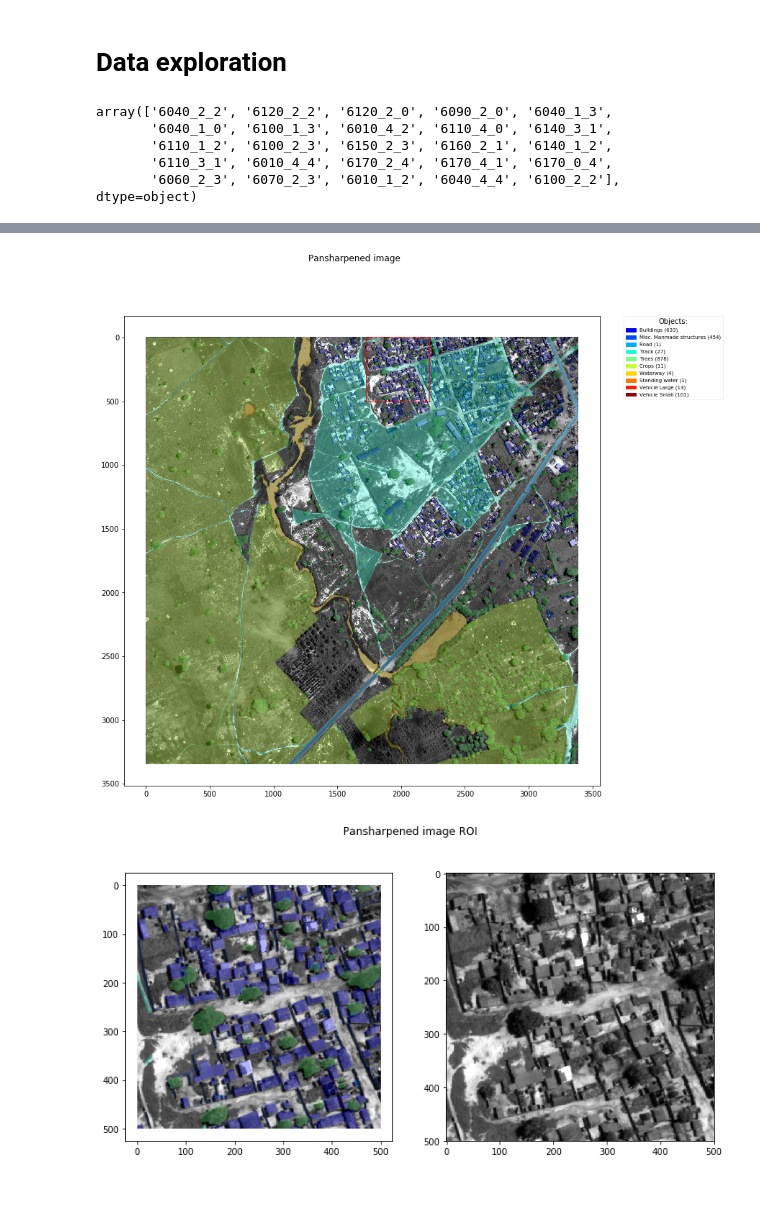
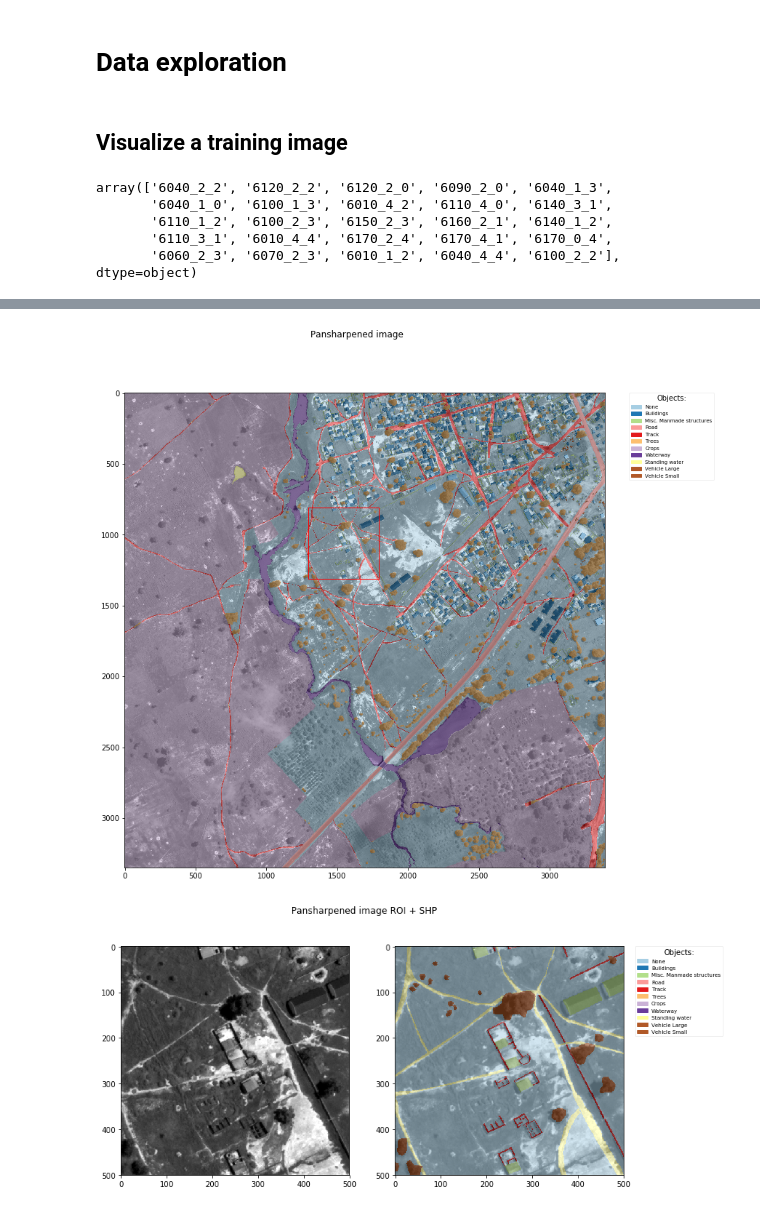
Before and after one commit to vfdev-5/DSTL_FD, a Jupyter notebook: notebooks/data_exploration.ipynb, the cells around one changed output, grey strips where cells are left out. Cells and saved outputs as stored; diff of their text form; code cells hidden in the pictures.

Commit message:
* Fix bugs
* Methods create label images/files

* [WIP] Data preparation for DIGITS

```diff
--- a/notebooks/data_exploration.ipynb
+++ b/notebooks/data_exploration.ipynb
@@ -19,5 +19,7 @@ from visu_utils import display_img_1b, display_img_3b, display_img_8b, display_p
 # %%
 #!ls {DATA_16_BANDS} | head
+# %% [markdown]
+## Visualize a training image
 # %%
 TRAIN_IMAGE_IDS
 # %% [output]
@@ -27,50 +29,53 @@ array(['6040_2_2', '6120_2_2', '6120_2_0', '6090_2_0', '6040_1_3',
        '6110_3_1', '6010_4_4', '6170_2_4', '6170_4_1', '6170_0_4',
        '6060_2_3', '6070_2_3', '6010_1_2', '6040_4_4', '6100_2_2'], dtype=object)
 # %%
-from ipywidgets import interact, IntSlider
+from ipywidgets import interact, IntSlider, FloatSlider
 
 image_id = "6100_2_2"
 
 generate_pansharpened(image_id, 'ms')
 generate_pansharpened(image_id, 'swir')
 
+label_img = generate_label_image(image_id)
 img_pan = get_image_data(image_id, 'pan')
-rpolygons_pan = get_resized_polygons(image_id, 'pan')
+#rpolygons_pan = get_resized_polygons(image_id, 'pan')
 
 try:
     img_3b = get_image_data(image_id, '3b')
-    rpolygons_3b = get_resized_polygons(image_id, '3b')
+    #rpolygons_3b = get_resized_polygons(image_id, '3b')
 except:
     img_3b = None
 
 img_ms = get_image_data(image_id, 'ms_pan')
-rpolygons_ms = get_resized_polygons(image_id, 'ms_pan')
+#rpolygons_ms = get_resized_polygons(image_id, 'ms_pan')
 img_swir = get_image_data(image_id, 'swir_pan')
-rpolygons_swir = get_resized_polygons(image_id, 'swir_pan')
-
+#rpolygons_swir = get_resized_polygons(image_id, 'swir_pan')
 
 
 fig_size = (12, 6)
 plus_shapes = False
-def interactive_visu(roi_x, roi_w, roi_y, roi_h):
+def interactive_visu(roi_x, roi_w, roi_y, roi_h, alpha):
 
     roi = [roi_x, roi_y, roi_x+roi_w, roi_y+roi_h]
 
     plt.figure(figsize=(12, 12))
     ax = plt.gca()
     display_img_1b(img_pan)
-    display_polygons(rpolygons_pan)
+    #display_polygons(rpolygons_pan)
+    display_labels(label_img, alpha=alpha)
     ax.add_patch(Rectangle((roi_x, roi_y), roi_w, roi_h, alpha=1, facecolor='none', edgecolor='red'))
     plt.suptitle("Pansharpened image")
 
     plt.figure(figsize=fig_size)
     plt.subplot(121)
     display_img_1b(img_pan, roi)
-    display_polygons(rpolygons_pan, roi, show_legend=False)
-    plt.suptitle("Pansharpened image ROI + SHP")
+    plt.suptitle("Pansharpened image ROI")
     plt.subplot(122)
     display_img_1b(img_pan, roi)
-    plt.suptitle("Pansharpened image ROI")
+    #display_polygons(rpolygons_pan, roi, show_legend=False)
+    display_labels(label_img, alpha, roi)
+    plt.suptitle("Pansharpened image ROI + SHP")
+
 
 
     if img_3b is not None:
@@ -78,25 +83,30 @@ def interactive_visu(roi_x, roi_w, roi_y, roi_h):
         ax_array = display_img_3b(img_3b, roi)
         plt.suptitle("3 bands image ROI")
         if plus_shapes:
-            display_polygons(rpolygons_3b, roi, ax_array)
+            display_labels(label_img, alpha, roi, ax_array)
+            #display_polygons(rpolygons_3b, roi, ax_array)
 
 
     plt.figure(figsize=fig_size)
     ax_array = display_img_8b(img_ms, roi)
     plt.suptitle("8 bands image ROI")
     if plus_shapes:
-        display_polygons(rpolygons_ms, roi, ax_array)
+        display_labels(label_img, alpha, roi, ax_array)
+        #display_polygons(rpolygons_ms, roi, ax_array)
+
 
     plt.figure(figsize=fig_size)
     ax_array = display_img_8b(img_swir, roi)
     plt.suptitle("8 bands SWIR image ROI")
     if plus_shapes:
-        display_polygons(rpolygons_swir, roi, ax_array)
+        display_labels(label_img, alpha, roi, ax_array)
+        #display_polygons(rpolygons_swir, roi, ax_array)
 
 
 _ = interact(interactive_visu,
          roi_x=IntSlider(value=1295, min=0, max=3500, continuous_update=False),
          roi_w=IntSlider(value=500, min=150, max=750, continuous_update=False),
          roi_y=IntSlider(value=810, min=0, max=3500, continuous_update=False),
-         roi_h=IntSlider(value=500, min=150, max=750, continuous_update=False))
+         roi_h=IntSlider(value=500, min=150, max=750, continuous_update=False),
+         alpha=FloatSlider(value=0.5, min=0, max=1.0, step=0.1, continuous_update=False))
 # %% [output]
@@ -106,2 +113,2 @@ WARNING:root:Polygon (4, 16) is not valid: Self-intersection[1459.89200114035 70
-[figure, old version]
+[figure, new version]
-[figure, old version]
+[figure, new version]
```
Also changed, not shown: parts of 2 cells of this notebook, 7 other files.
